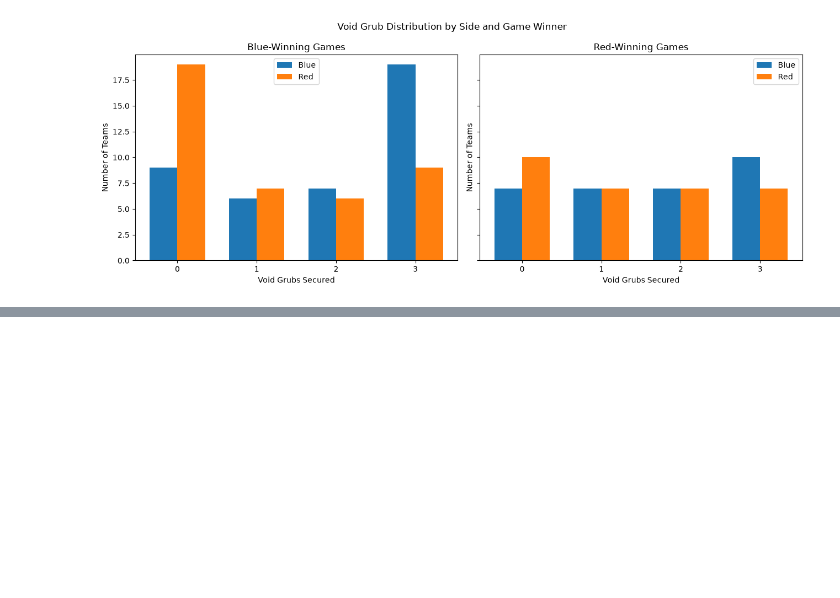
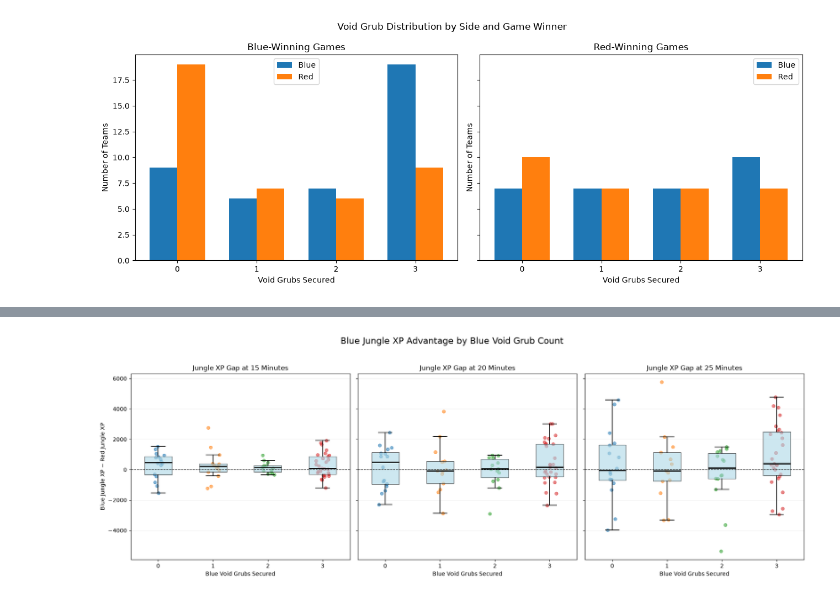
Before and after one commit to BoyleNathaniel/League_Of_Legends_Herald_Analysis, a Jupyter notebook: notebooks/04_red_blue_analysis.ipynb, the cells around one changed output, grey strips where cells are left out. Drawn from its saved outputs; the diff is of its cells as text; code cells hidden in the pictures; blank space fills up the shorter version.

```diff
--- a/notebooks/04_red_blue_analysis.ipynb
+++ b/notebooks/04_red_blue_analysis.ipynb
@@ -1515,0 +1787,16 @@ plt.show()
+# %%
+from scipy.stats import spearmanr
+
+trend_data = xp_gap[
+    ["blue_void_grubs", "xp_gap_15"]
+].dropna()
+
+rho, p = spearmanr(
+    trend_data["blue_void_grubs"],
+    trend_data["xp_gap_15"]
+)
+
+print("Spearman correlation")
+print("--------------------")
+print("Correlation:", round(rho, 4))
+print("P-value:", round(p, 4))
@@ -1515,0 +1973,79 @@ plt.show()
+# %%
+import matplotlib.pyplot as plt
+import numpy as np
+
+minutes = [15, 20, 25]
+grub_counts = [0, 1, 2, 3]
+
+fig, axes = plt.subplots(
+    1, 3,
+    figsize=(18, 6),
+    sharey=True
+)
+
+for ax, minute in zip(axes, minutes):
+
+    gap_col = f"xp_gap_{minute}"
+
+    plot_groups = [
+        xp_gap_all.loc[
+            xp_gap_all["blue_void_grubs"] == grub,
+            gap_col
+        ].dropna()
+        for grub in grub_counts
+    ]
+
+    # Boxplots
+    ax.boxplot(
+        plot_groups,
+        positions=grub_counts,
+        widths=0.5,
+        patch_artist=True,
+        showfliers=False,
+        medianprops={"color": "black", "linewidth": 2},
+        boxprops={"facecolor": "lightblue", "alpha": 0.6},
+        whiskerprops={"linewidth": 1.2},
+        capprops={"linewidth": 1.2}
+    )
+
+    # Individual observations with jitter
+    for grub, values in zip(grub_counts, plot_groups):
+
+        jitter = np.random.uniform(
+            -0.12, 0.12, size=len(values)
+        )
+
+        ax.scatter(
+            grub + jitter,
+            values,
+            alpha=0.55,
+            s=30
+        )
+
+    # Zero reference line
+    ax.axhline(
+        0,
+        color="black",
+        linestyle="--",
+        linewidth=1
+    )
+
+    ax.set_title(f"Jungle XP Gap at {minute} Minutes")
+    ax.set_xlabel("Blue Void Grubs Secured")
+    ax.set_xticks(grub_counts)
+    ax.grid(axis="y", alpha=0.2)
+
+axes[0].set_ylabel(
+    "Blue Jungle XP − Red Jungle XP"
+)
+
+fig.suptitle(
+    "Blue Jungle XP Advantage by Blue Void Grub Count",
+    fontsize=16,
+    y=1.03
+)
+
+plt.tight_layout()
+plt.show()
+# %% [output]
+[figure, added]
```
Also changed, not shown: parts of 13 cells of this notebook.
